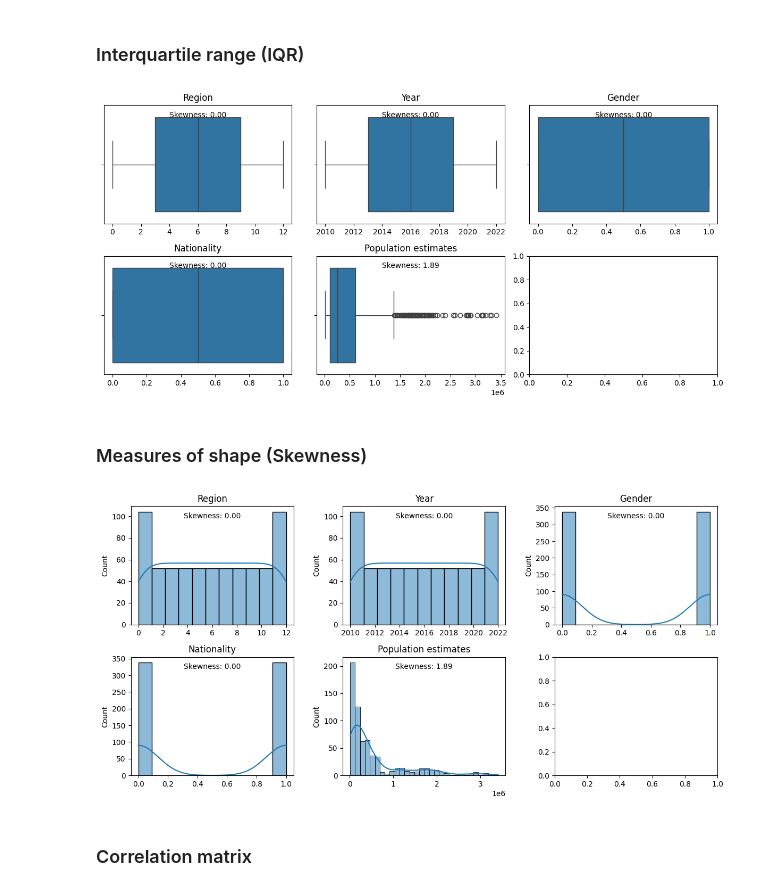
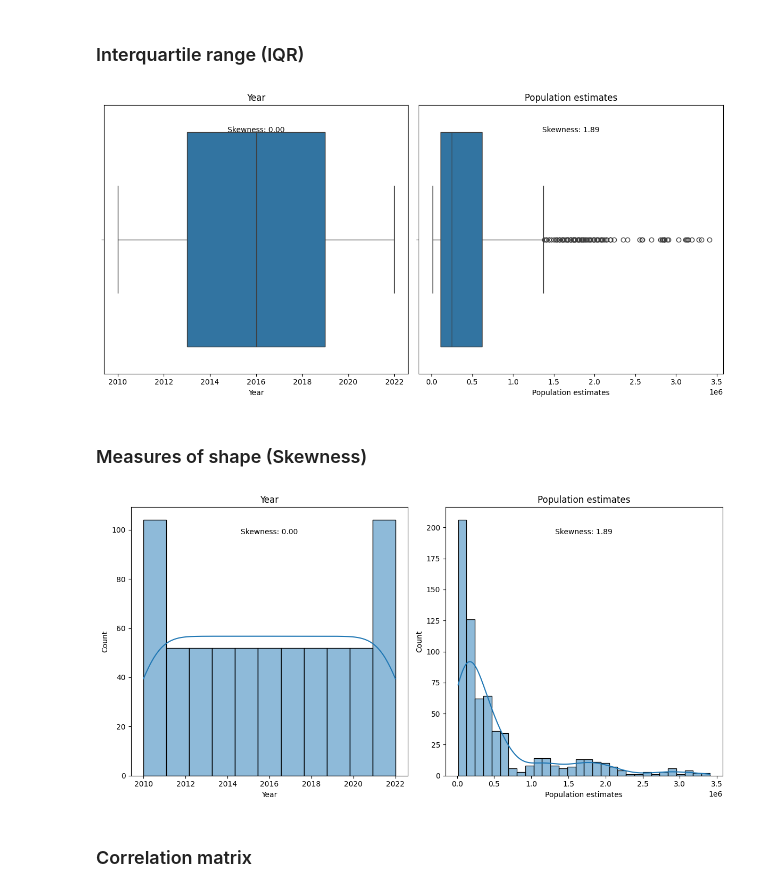
Before and after one commit to maimonahST/Darta_scince, a Jupyter notebook: DS_Project.ipynb, the cells around one changed output. Saved outputs shown, nothing was run; the diff lists cells and outputs as text; code cells hidden in the pictures.

```diff
--- a/DS_Project.ipynb
+++ b/DS_Project.ipynb
@@ -106,4 +111,6 @@ memory usage: 26.5+ KB
 # %%
+le = LabelEncoder()
+
 df['Gender'] = le.fit_transform(df['Gender'])
 
 # Display the mapping between original labels and encoded labels
@@ -170,11 +175,15 @@ df.describe()
 import matplotlib.pyplot as plt
 import seaborn as sns
 
-fig, axes = plt.subplots(2, 3, figsize=(12, 6))
+fig, axes = plt.subplots(5,1, figsize=(12, 6))
+# only for Numberic and ordinal cols
+
+num_cols = ['Year','Population estimates']
+
 
 # Plot count of unique values for each column
 for i, col in enumerate(df.columns):
-    ax = axes[i // 3, i % 3]
+    ax = axes[i]
     sns.countplot(x=col, data=df, ax=ax)
     ax.set_title(f'Count of unique values in {col}')
 
@@ -187,38 +196,38 @@ plt.show()
 # %%
 import matplotlib.pyplot as plt
 import seaborn as sns
 
-fig, axes = plt.subplots(2, 3, figsize=(12, 6))
+fig, axes = plt.subplots(1, 2, figsize=(12, 6))
 
 # Plot box plots for each column
-for i, col in enumerate(df.columns):
-    ax = axes[i // 3, i % 3]
+for i, col in enumerate(df[num_cols]):
+    ax = axes[i]
 
     # Create a box plot for the feature
     sns.boxplot(x=df[col], ax=ax)
 
     # Add skewness value as text on the plot
     skewness_value = df[col].skew(axis=0, skipna=True)
     ax.text(0.5, 0.9, f'Skewness: {skewness_value:.2f}', transform=ax.transAxes, ha='center')
 
     ax.set_title(col)
-    ax.set_xlabel('')
+    ax.set_xlabel(f'{col}')
 
 plt.tight_layout()
 plt.show()
 # %% [output]
-[figure, old version]
+[figure, new version]
 # %% [markdown]
 ### Measures of shape (Skewness)
 # %%
 import matplotlib.pyplot as plt
 import seaborn as sns
 
-fig, axes = plt.subplots(2, 3, figsize=(12, 6))
+fig, axes = plt.subplots(1, 2, figsize=(12, 6))
 
 # Plot distribution and skewness for each column
-for i, col in enumerate(df.columns):
-    ax = axes[i // 3, i % 3]
+for i, col in enumerate(df[num_cols]):
+    ax = axes[i]
 
     # Create a histogram for the feature
     sns.histplot(df[col], kde=True, ax=ax)
@@ -228,12 +237,12 @@ for i, col in enumerate(df.columns):
     ax.text(0.5, 0.9, f'Skewness: {skewness_value:.2f}', transform=ax.transAxes, ha='center')
 
     ax.set_title(col)
-    ax.set_xlabel('')
+    ax.set_xlabel(f'{col}')
 
 plt.tight_layout()
 plt.show()
 # %% [output]
-[figure, old version]
+[figure, new version]
 # %% [markdown]
 ### Correlation matrix
 # %%
```
Also changed, not shown: parts of 18 cells of this notebook.
